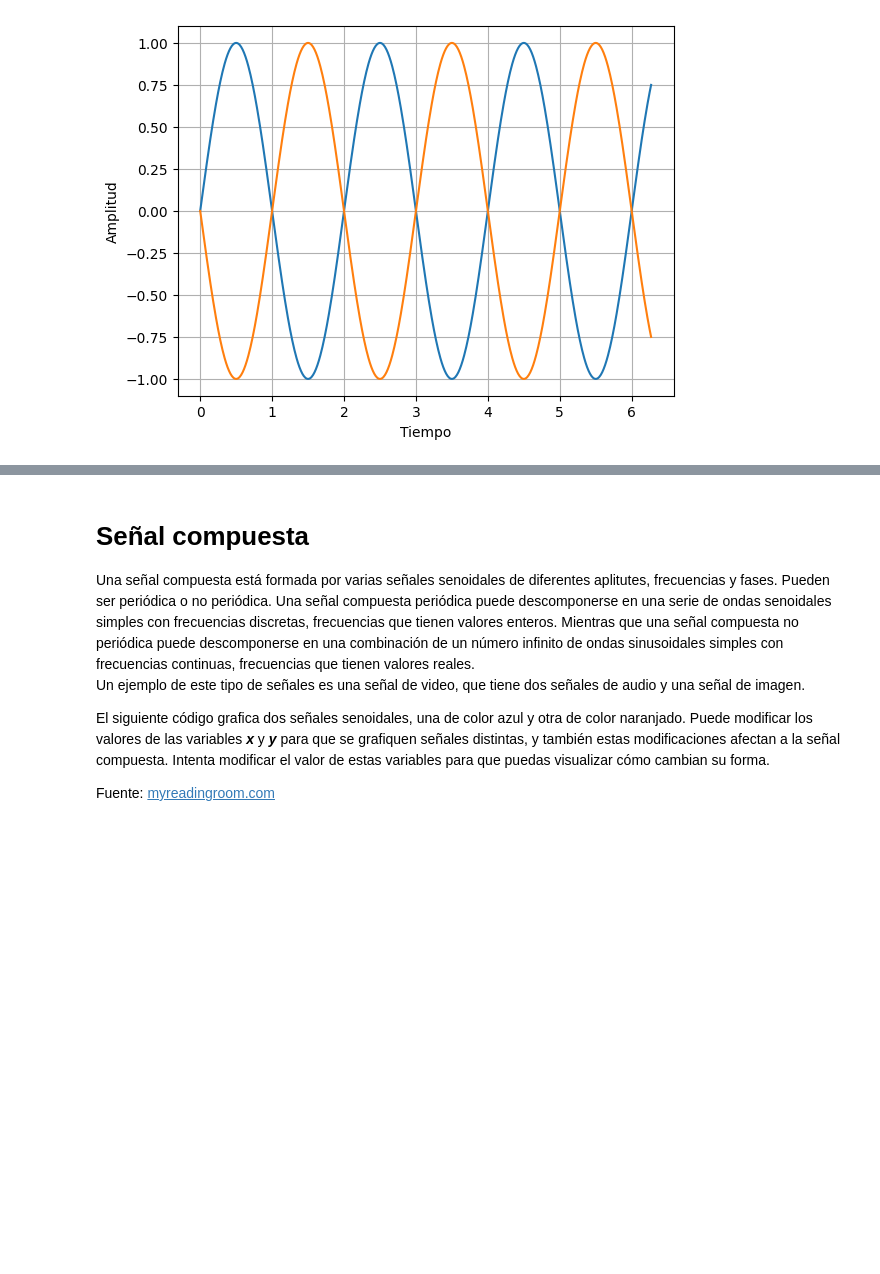
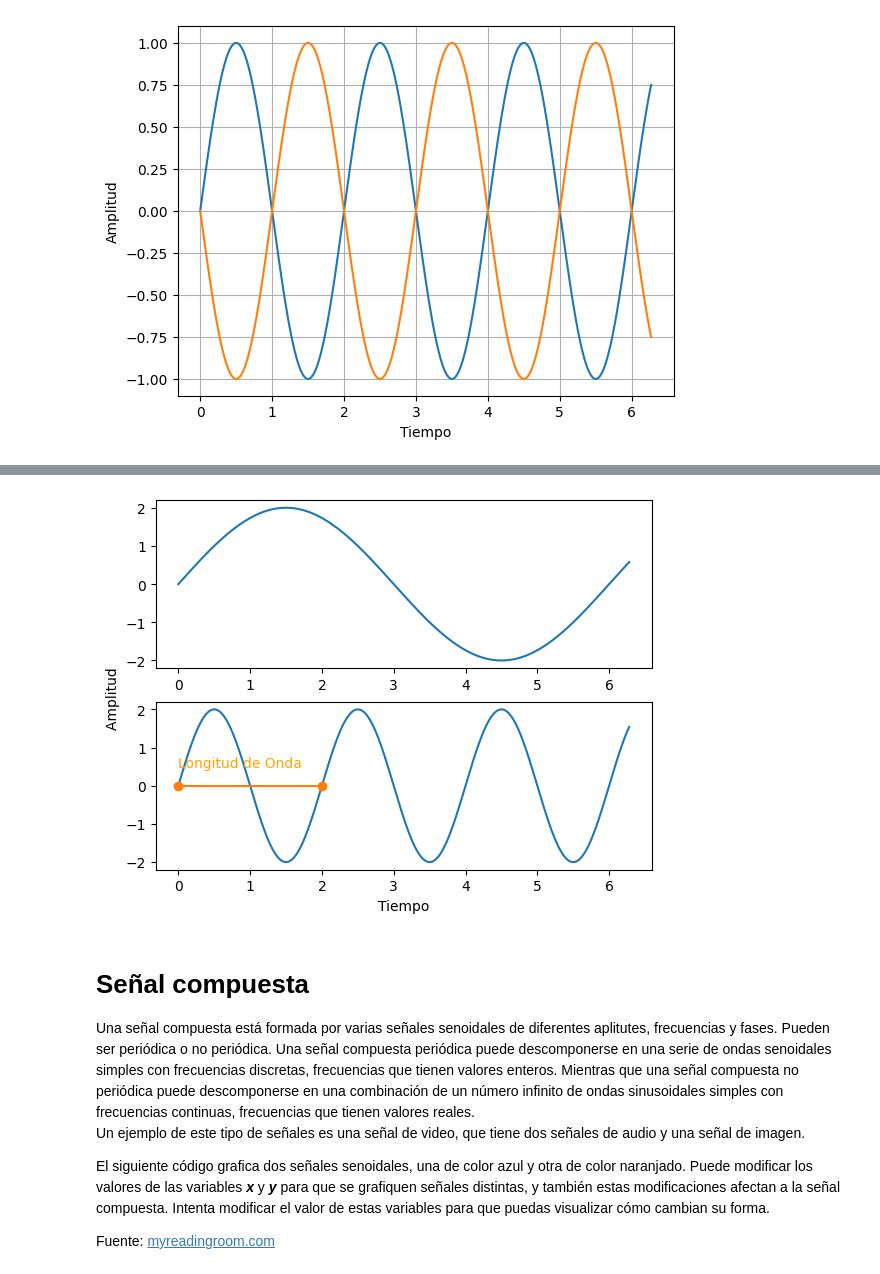
Before and after one commit to RoboG-11/Seniales-senoidales, a Jupyter notebook: Notebook.ipynb, the cells around one changed output, grey strips where cells are left out. Cells and saved outputs as stored; diff of their text form; code cells hidden in the pictures; blank space fills up the shorter version.

```diff
--- a/Notebook.ipynb
+++ b/Notebook.ipynb
@@ -215,3 +228,26 @@ plt.show()
+# %%
+import numpy as np
+import matplotlib.pyplot as plt
+
+fig,ax = plt.subplots(2,1)
+
+amplitud = 2
+longOnda1 = 6
+longOnda2 = 2
+
+faseInicial = np.pi
+x=np.arange(0,2*np.pi,0.01)
+linea1 = ax[0].plot(x, amplitud*np.sin (faseInicial+x*2*np.pi/longOnda1+faseInicial))
+linea2 = ax[1].plot(x, amplitud*np.sin (faseInicial+x*2*np.pi/longOnda2+faseInicial))
+plt.ylabel('                                        Amplitud')
+plt.xlabel('Tiempo')
+a =[0,longOnda2]
+b =[0,0]
+plt.plot(a, b, linestyle="-", marker="o")
+plt.text(0, 0.5, 'Longitud de Onda', color='orange')
+plt.show()
+# %% [output]
+[figure, added]
 # %% [markdown]
 # Señal compuesta
 Una señal compuesta está formada por varias señales senoidales de diferentes aplitutes, frecuencias y fases. Pueden ser periódica o no periódica. Una señal compuesta periódica puede descomponerse en una serie de ondas senoidales simples con frecuencias discretas, frecuencias que tienen valores enteros. Mientras que una señal compuesta no periódica puede descomponerse en una combinación de un número infinito de ondas sinusoidales simples con frecuencias continuas, frecuencias que tienen valores reales.
```
Also changed, not shown: parts of 5 cells of this notebook, 4 other files.
